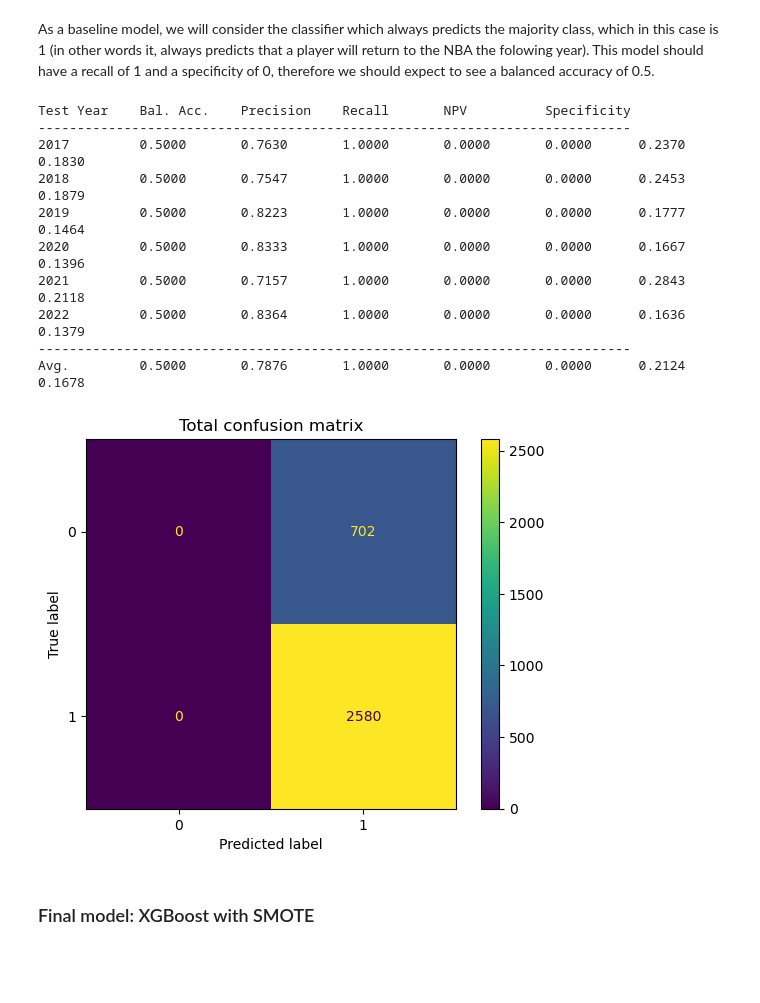
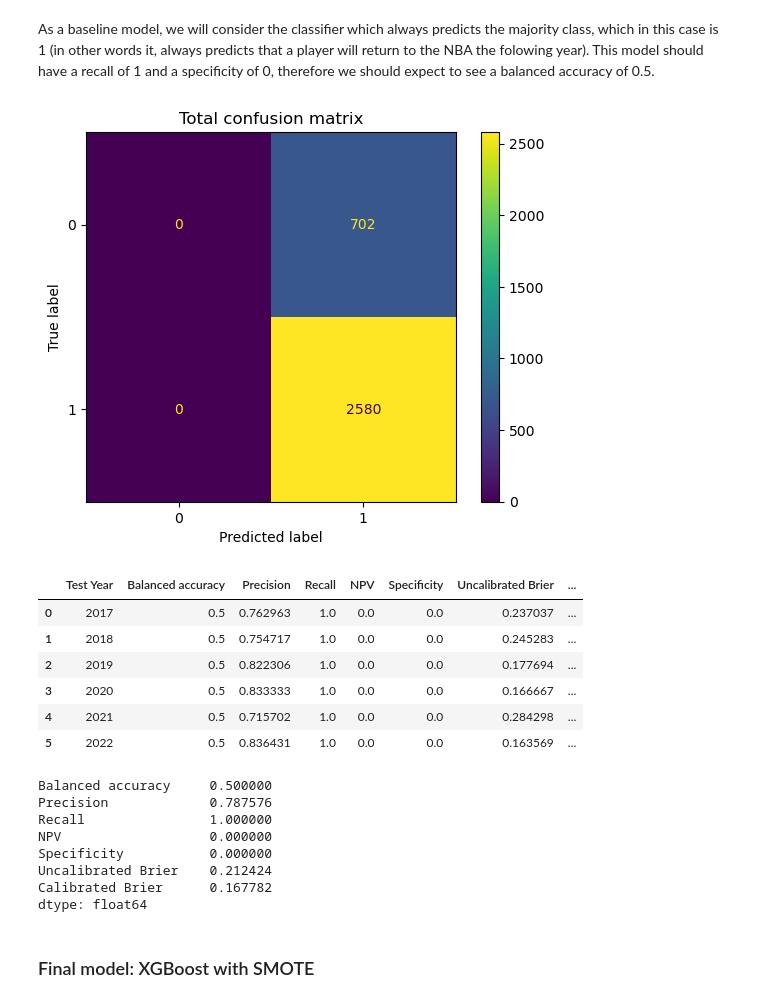
Before and after one commit to aapandy2/predicting_nba_player_retention, a Jupyter notebook: 4_FinalModelPerformance.ipynb, the cells around one changed output. Drawn from its saved outputs; the diff is of its cells as text; code cells hidden in the pictures; blank space fills up the shorter version.

```diff
--- a/4_FinalModelPerformance.ipynb
+++ b/4_FinalModelPerformance.ipynb
@@ -86,19 +86,30 @@ from sklearn.dummy import DummyClassifier
 
 baseline_model = DummyClassifier(strategy='most_frequent')
 
-test_model_performance(baseline_model, df_train, df_test, features)
+baseline_summary = test_model_performance(baseline_model, df_train, df_test, features)
 # %% [output]
-Test Year    Bal. Acc.    Precision    Recall       NPV          Specificity
-----------------------------------------------------------------------------
-2017         0.5000       0.7630       1.0000       0.0000       0.0000      0.2370      0.1830
-2018         0.5000       0.7547       1.0000       0.0000       0.0000      0.2453      0.1879
-2019         0.5000       0.8223       1.0000       0.0000       0.0000      0.1777      0.1464
-2020         0.5000       0.8333       1.0000       0.0000       0.0000      0.1667      0.1396
-2021         0.5000       0.7157       1.0000       0.0000       0.0000      0.2843      0.2118
-2022         0.5000       0.8364       1.0000       0.0000       0.0000      0.1636      0.1379
-----------------------------------------------------------------------------
-Avg.         0.5000       0.7876       1.0000       0.0000       0.0000      0.2124      0.1678
 [figure]
+# %%
+baseline_summary
+# %% [output]
+|  | Test Year | Balanced accuracy | Precision | Recall | NPV | Specificity | Uncalibrated Brier | ... |
+| 0 | 2017 | 0.5 | 0.762963 | 1.0 | 0.0 | 0.0 | 0.237037 | ... |
+| 1 | 2018 | 0.5 | 0.754717 | 1.0 | 0.0 | 0.0 | 0.245283 | ... |
+| 2 | 2019 | 0.5 | 0.822306 | 1.0 | 0.0 | 0.0 | 0.177694 | ... |
+| 3 | 2020 | 0.5 | 0.833333 | 1.0 | 0.0 | 0.0 | 0.166667 | ... |
+| 4 | 2021 | 0.5 | 0.715702 | 1.0 | 0.0 | 0.0 | 0.284298 | ... |
+| 5 | 2022 | 0.5 | 0.836431 | 1.0 | 0.0 | 0.0 | 0.163569 | ... |
+# %%
+baseline_summary.mean().drop("Test Year")
+# %% [output]
+Balanced accuracy     0.500000
+Precision             0.787576
+Recall                1.000000
+NPV                   0.000000
+Specificity           0.000000
+Uncalibrated Brier    0.212424
+Calibrated Brier      0.167782
+dtype: float64
 # %% [markdown]
 ### Final model: XGBoost with SMOTE
 # %% [markdown]
```
Also changed, not shown: parts of 6 cells of this notebook, 1 other file.
